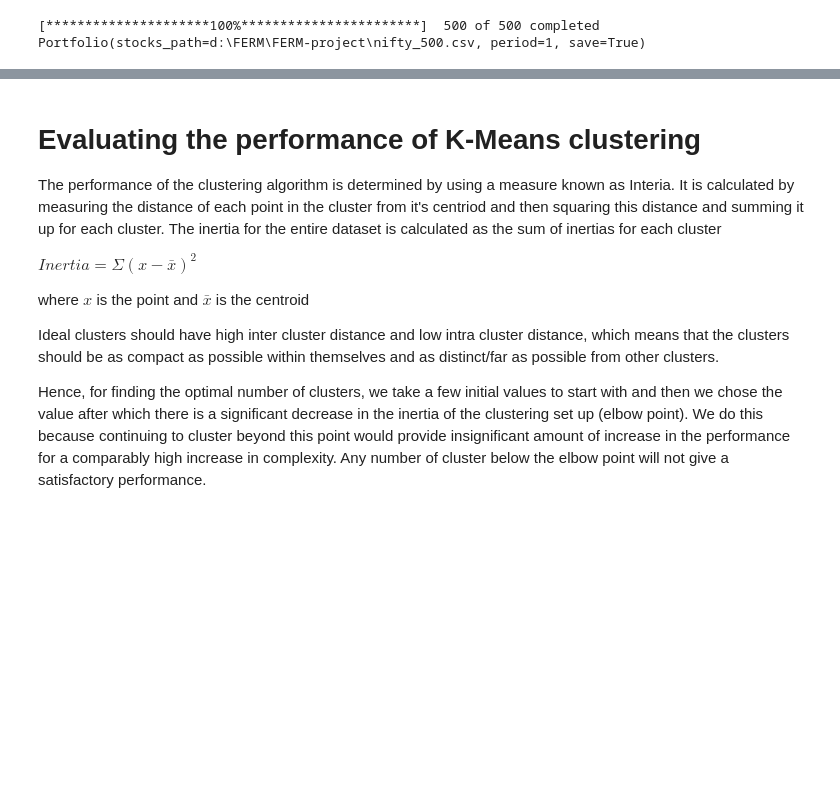
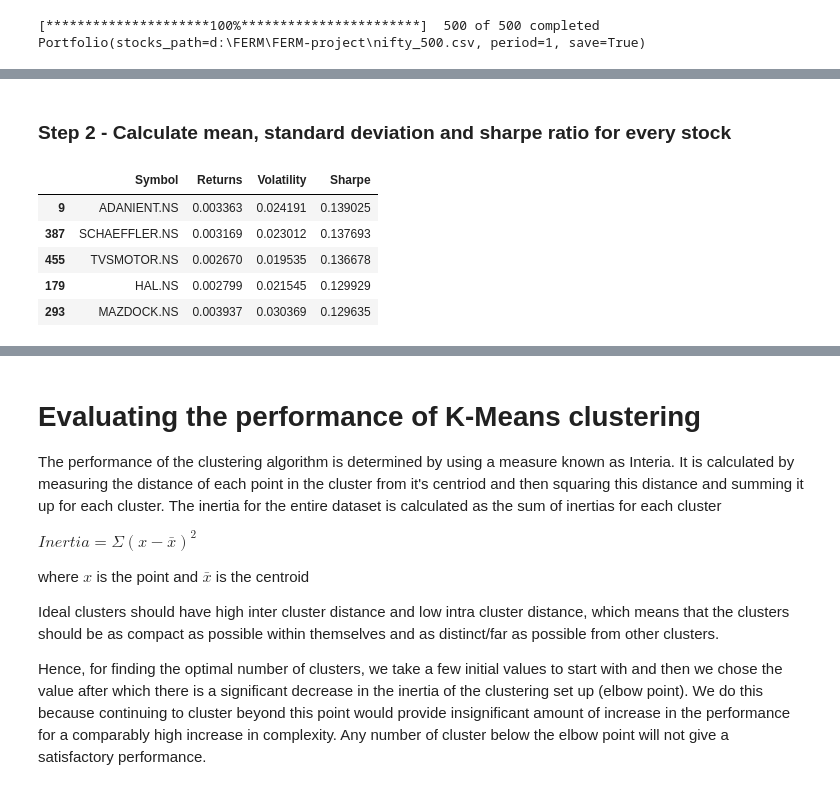
Before and after one commit to aayush1036/FERM-project, a Jupyter notebook: project.ipynb, the cells around one changed output, grey strips where cells are left out. Cells and saved outputs as stored; diff of their text form; code cells hidden in the pictures; blank space fills up the shorter version.

```diff
--- a/project.ipynb
+++ b/project.ipynb
@@ -43,3 +59,14 @@ Portfolio(stocks_path=d:\FERM\FERM-project\nifty_500.csv, period=1, save=True)
+# %% [markdown]
+### Step 2 - Calculate mean, standard deviation and sharpe ratio for every stock
+# %%
+display(port.summary_df.head())
+# %% [output]
+|  | Symbol | Returns | Volatility | Sharpe |
+| 9 | ADANIENT.NS | 0.003363 | 0.024191 | 0.139025 |
+| 387 | SCHAEFFLER.NS | 0.003169 | 0.023012 | 0.137693 |
+| 455 | TVSMOTOR.NS | 0.002670 | 0.019535 | 0.136678 |
+| 179 | HAL.NS | 0.002799 | 0.021545 | 0.129929 |
+| 293 | MAZDOCK.NS | 0.003937 | 0.030369 | 0.129635 |
 # %% [markdown]
 # K-Means clustering:
 K Means clustering works by calculating the Euclidean distance $\sqrt{(y_2 - y_1)^2 + (x_2 - x_1)^2}$.
```
Also changed, not shown: parts of 10 cells of this notebook, 2 other files.
